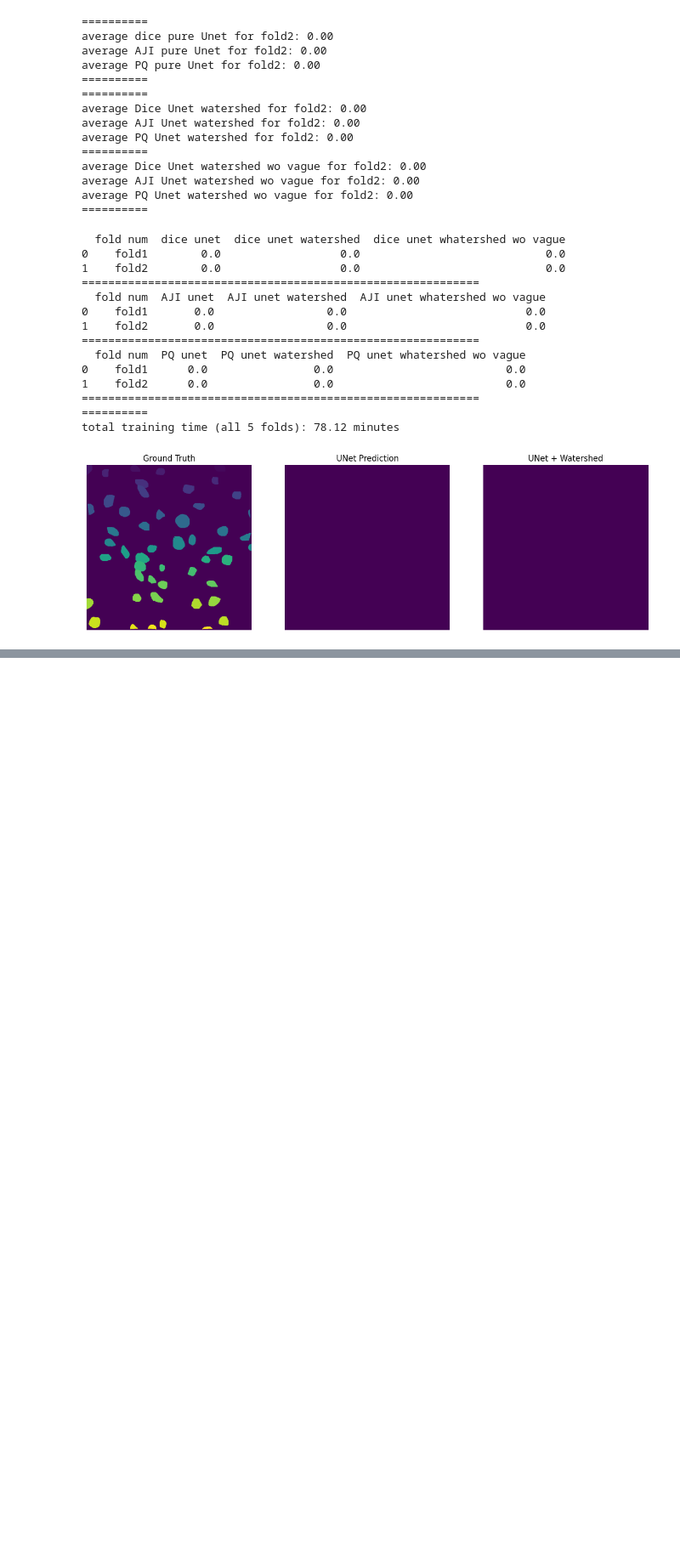
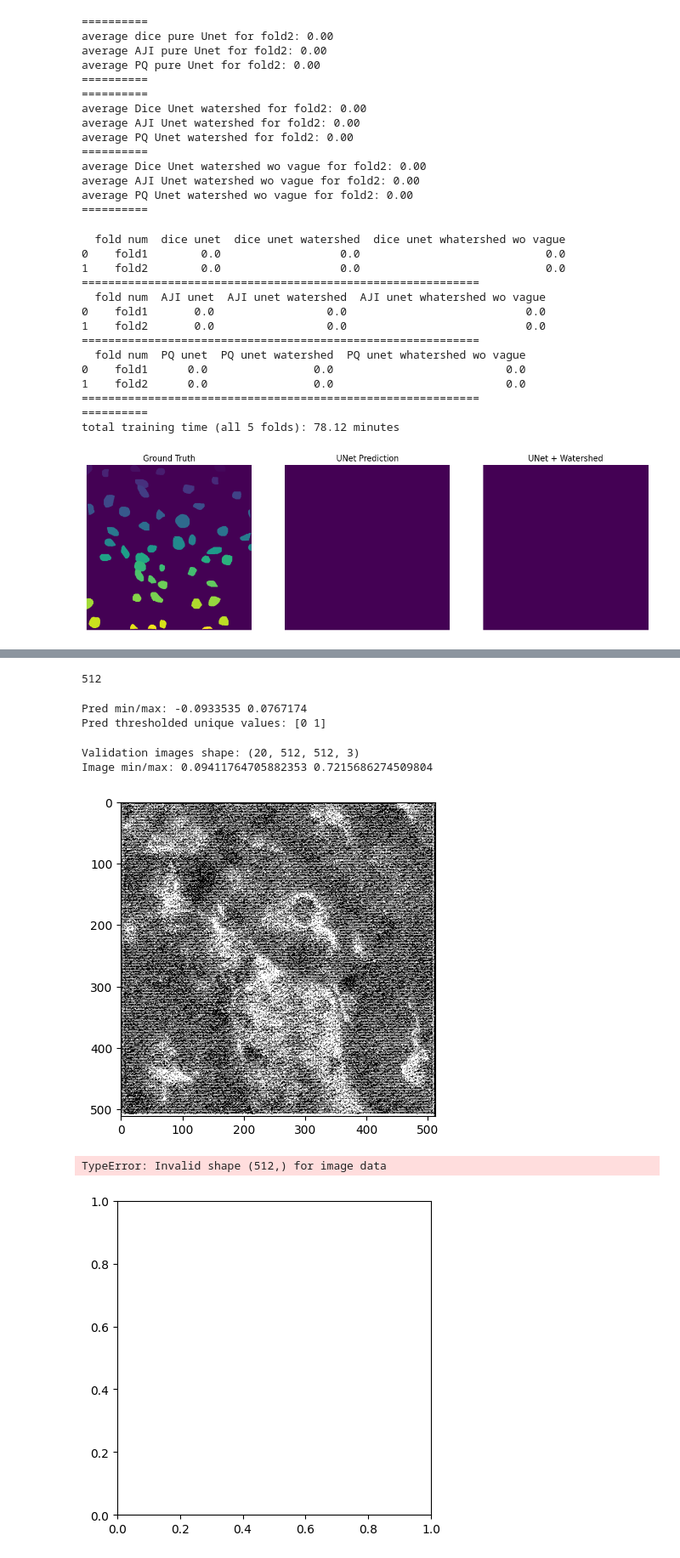
Before and after one commit to nishalahmedpk/NuInsSeg, a Jupyter notebook: ddunet.ipynb, the cells around one changed output, grey strips where cells are left out. Shown at 85% size. Drawn from its saved outputs; the diff is of its cells as text; code cells hidden in the pictures; blank space fills up the shorter version.

Commit message:
The model pipeline is working, but accuracy is really bad. Either cuz i took a small subset or i made some mistakes in the scaling parts.

```diff
--- a/ddunet.ipynb
+++ b/ddunet.ipynb
@@ -1091,0 +1187,2 @@ All files from 'output_model/' saved to Google Drive at /content/drive/My Drive/
+# %%
+pred_val = model_raw.predict(validation_set_img, verbose=1, batch_size=1)
@@ -1091,0 +1191,28 @@ All files from 'output_model/' saved to Google Drive at /content/drive/My Drive/
+# %%
+print(len(pred_val[0][0]))
+# %% [output]
+512
+# %%
+pred_val_seg = pred_val[0]  # semantic segmentation head
+pred_val_t = (pred_val_seg > 0.0).astype(np.uint8)
+print("Pred min/max:", pred_val_seg.min(), pred_val_seg.max())
+print("Pred thresholded unique values:", np.unique(pred_val_t))
+# %% [output]
+Pred min/max: -0.0933535 0.0767174
+Pred thresholded unique values: [0 1]
+# %%
+print("Validation images shape:", validation_set_img.shape)
+print("Image min/max:", validation_set_img.min(), validation_set_img.max())
+# %% [output]
+Validation images shape: (20, 512, 512, 3)
+Image min/max: 0.09411764705882353 0.7215686274509804
+# %%
+import matplotlib.pyplot as plt
+plt.imshow(pred_val_t[0], cmap='gray')  # raw thresholded mask
+plt.show()
+plt.imshow(output_watershed[0], cmap='nipy_spectral')  # watershed result
+plt.show()
+# %% [output]
+[figure, added]
+TypeError: Invalid shape (512,) for image data
+[figure, added]
```
Also changed, not shown: parts of 4 cells of this notebook.
